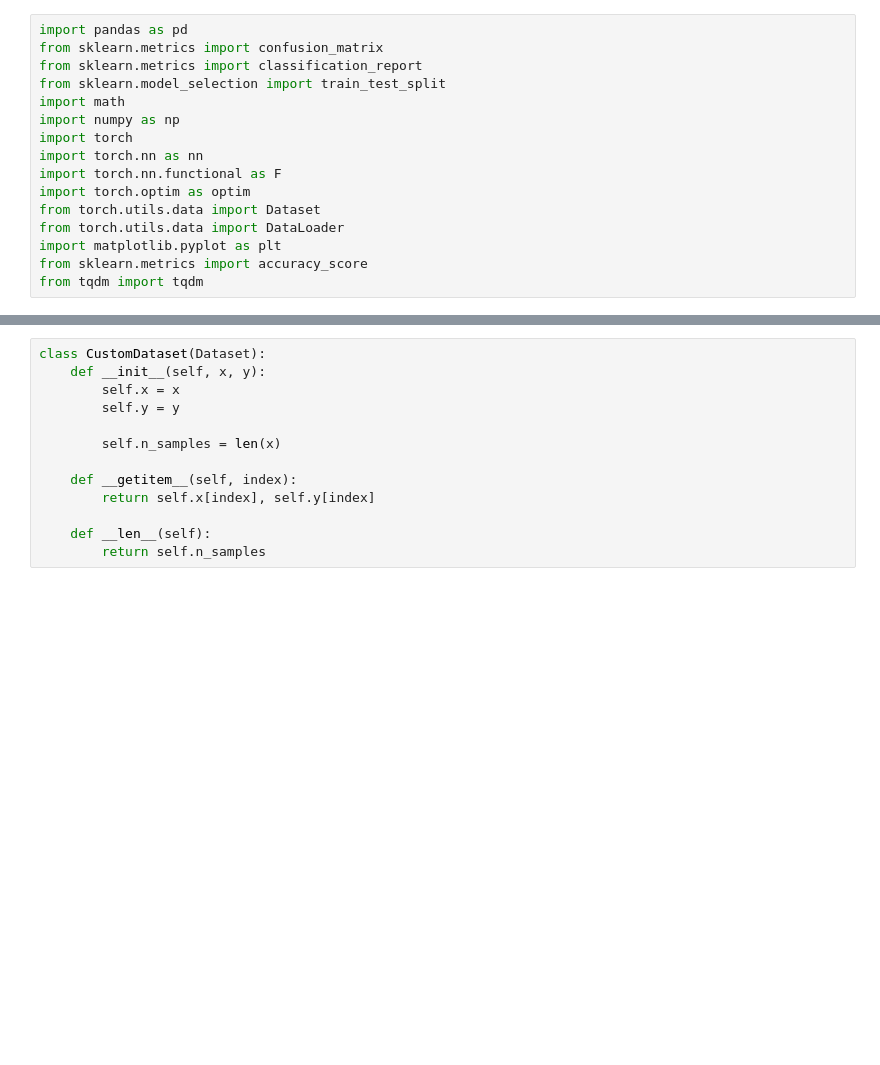
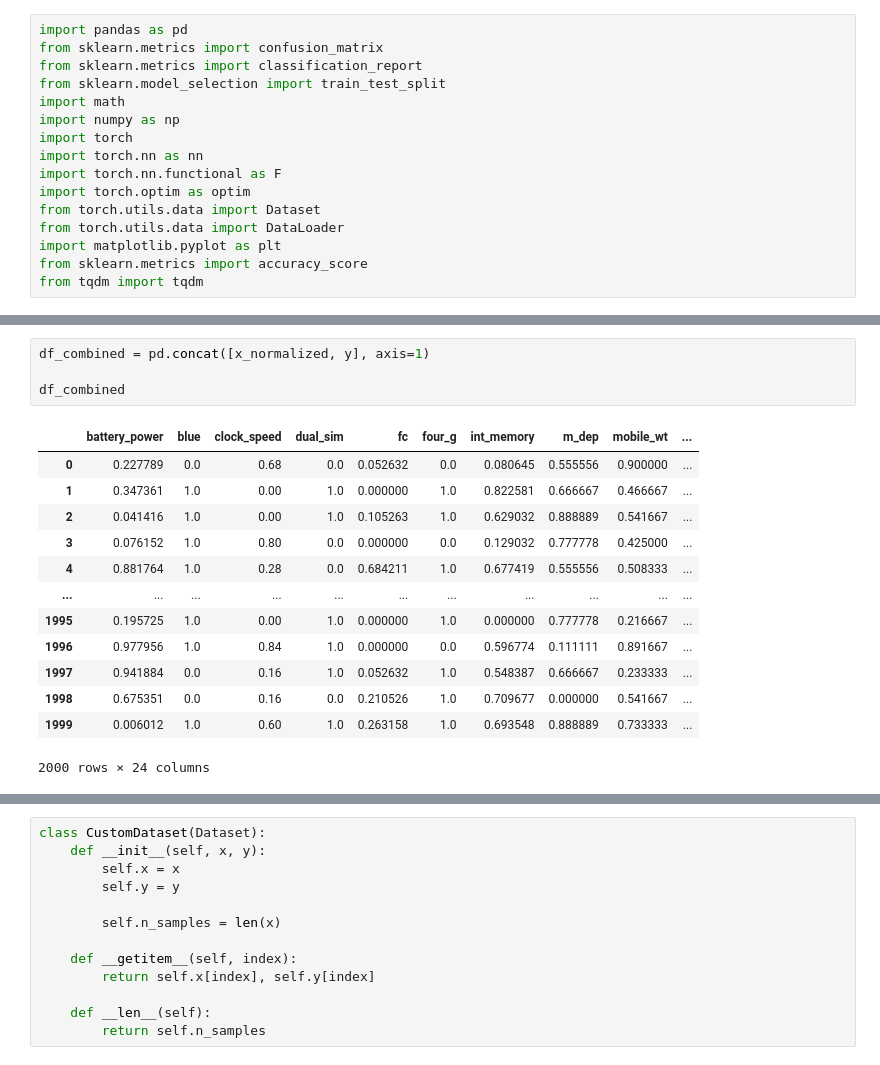
Before and after one commit to ralampay/pattern-recognition-course, a Jupyter notebook: notebooks/Example 4 - MLP with One Hot Encoding.ipynb, the cells around one changed output, grey strips where cells are left out. Drawn from its saved outputs; the diff is of its cells as text; blank space fills up the shorter version.

```diff
--- a/notebooks/Example 4 - MLP with One Hot Encoding.ipynb
+++ b/notebooks/Example 4 - MLP with One Hot Encoding.ipynb
@@ -31,3 +73,21 @@ y
+# %%
+df_combined = pd.concat([x_normalized, y], axis=1)
+
+df_combined
+# %% [output]
+|  | battery_power | blue | clock_speed | dual_sim | fc | four_g | int_memory | m_dep | mobile_wt | ... |
+| 0 | 0.227789 | 0.0 | 0.68 | 0.0 | 0.052632 | 0.0 | 0.080645 | 0.555556 | 0.900000 | ... |
+| 1 | 0.347361 | 1.0 | 0.00 | 1.0 | 0.000000 | 1.0 | 0.822581 | 0.666667 | 0.466667 | ... |
+| 2 | 0.041416 | 1.0 | 0.00 | 1.0 | 0.105263 | 1.0 | 0.629032 | 0.888889 | 0.541667 | ... |
+| 3 | 0.076152 | 1.0 | 0.80 | 0.0 | 0.000000 | 0.0 | 0.129032 | 0.777778 | 0.425000 | ... |
+| 4 | 0.881764 | 1.0 | 0.28 | 0.0 | 0.684211 | 1.0 | 0.677419 | 0.555556 | 0.508333 | ... |
+| ... | ... | ... | ... | ... | ... | ... | ... | ... | ... | ... |
+| 1995 | 0.195725 | 1.0 | 0.00 | 1.0 | 0.000000 | 1.0 | 0.000000 | 0.777778 | 0.216667 | ... |
+| 1996 | 0.977956 | 1.0 | 0.84 | 1.0 | 0.000000 | 0.0 | 0.596774 | 0.111111 | 0.891667 | ... |
+| 1997 | 0.941884 | 0.0 | 0.16 | 1.0 | 0.052632 | 1.0 | 0.548387 | 0.666667 | 0.233333 | ... |
+| 1998 | 0.675351 | 0.0 | 0.16 | 0.0 | 0.210526 | 1.0 | 0.709677 | 0.000000 | 0.541667 | ... |
+| 1999 | 0.006012 | 1.0 | 0.60 | 1.0 | 0.263158 | 1.0 | 0.693548 | 0.888889 | 0.733333 | ... |
+2000 rows × 24 columns
 # %%
 x_train, x_test, y_train, y_test = train_test_split(x_normalized, y, test_size=0.3)
 
```
Also changed, not shown: parts of 11 cells of this notebook, 7 other files.
